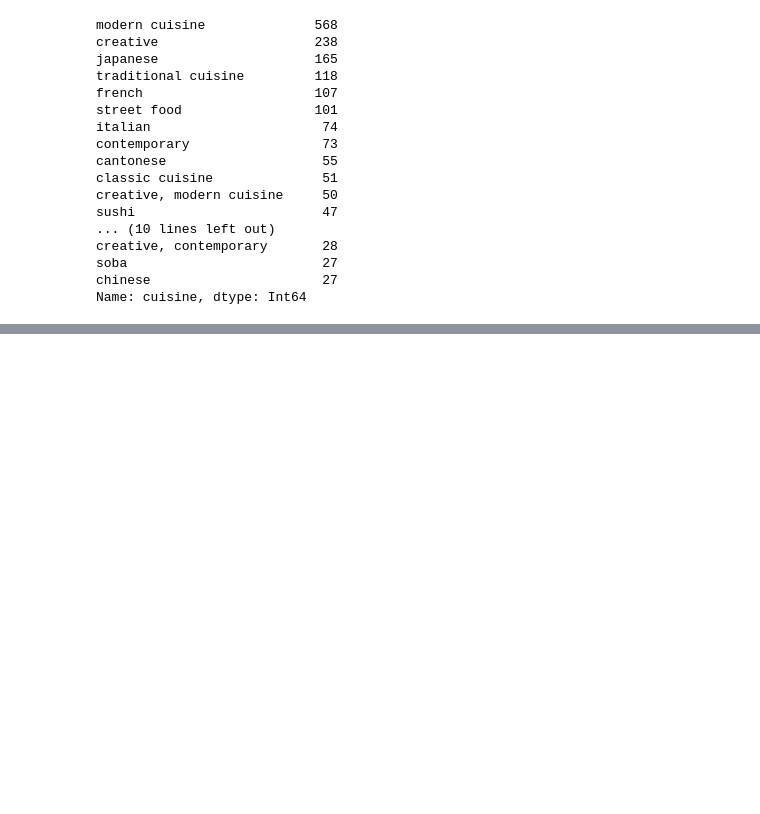
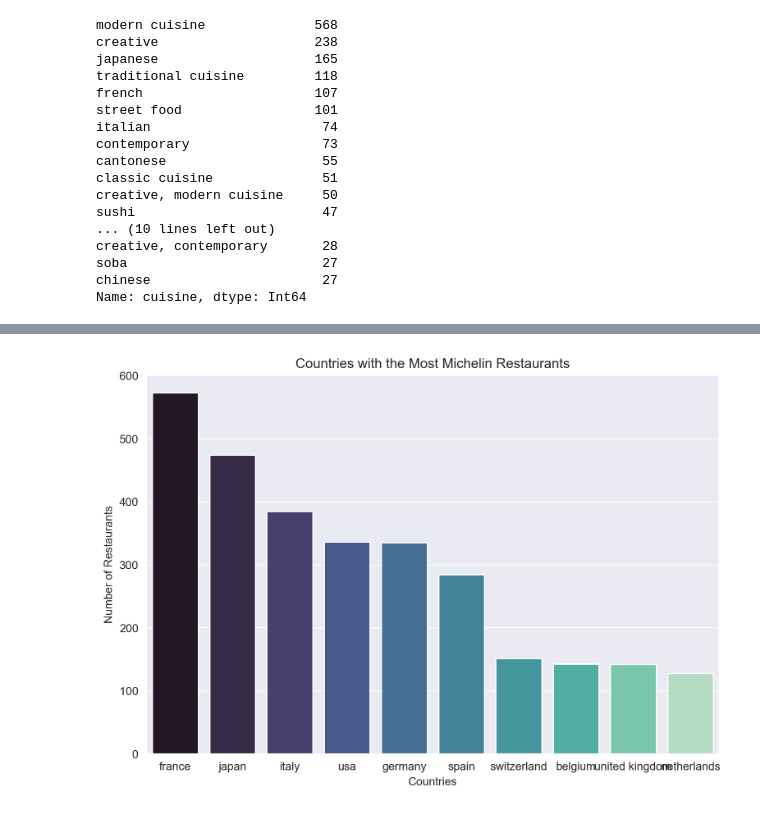
Before and after one commit to CodeupGourmands/Michelin_NLP_Capstone, a Jupyter notebook: cristina_notebook.ipynb, the cells around one changed output, grey strips where cells are left out. Cells and saved outputs as stored; diff of their text form; code cells hidden in the pictures; blank space fills up the shorter version.

Commit message:
added top country viz to explore

```diff
--- a/cristina_notebook.ipynb
+++ b/cristina_notebook.ipynb
@@ -437,0 +496,22 @@ Name: cuisine, dtype: Int64
+# %%
+def top_10_country_viz(train):
+    '''
+    This function takes in the training dataset and creates a bar plot of the
+    top 10 countries with Michelin restaurants
+    '''
+    # Use groupby to get an average length per language
+    top_10_countries = train['country'].value_counts().head(10)
+    # Set style, make a chart
+    sns.set_style("darkgrid")
+    fig, axes = plt.subplots(figsize=(9, 6))
+    ax = sns.barplot (x=top_10_countries.index,
+                      y=top_10_countries.values,
+                      palette='mako')
+    plt.title('Countries with the Most Michelin Restaurants')
+    plt.xlabel("Countries")
+    plt.ylabel('Number of Restaurants')
+    plt.show()
+# %%
+top_10_country_viz(train)
+# %% [output]
+[figure, added]
```
Also changed, not shown: parts of 6 cells of this notebook, 1 other file.
